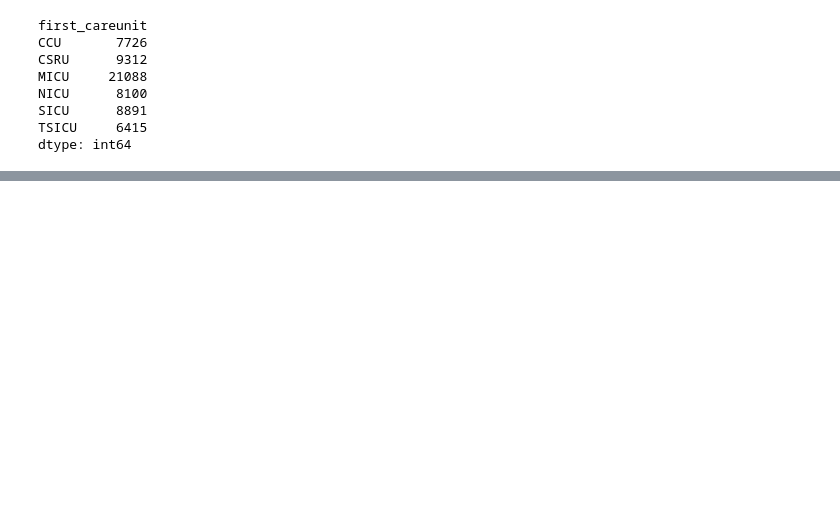
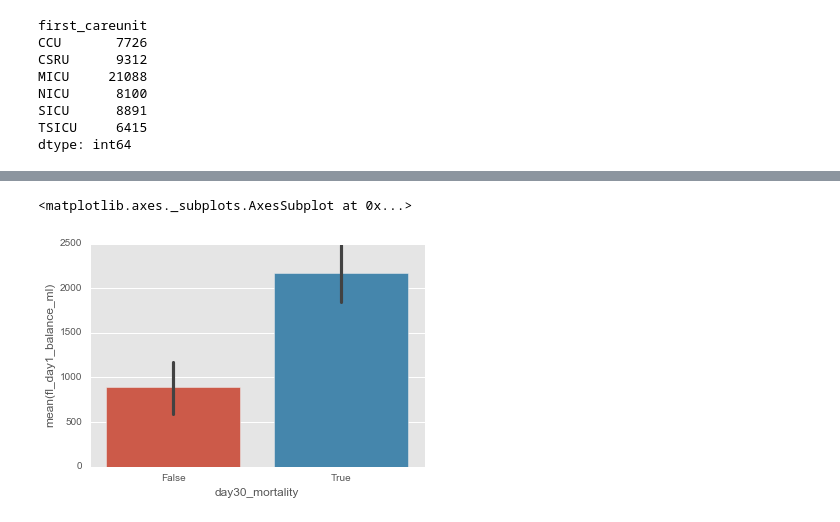
Before and after one commit to yhtgrace/echo, a Jupyter notebook: notebooks/170115_analysis_mx.ipynb, the cells around one changed output, grey strips where cells are left out. Cells and saved outputs as stored; diff of their text form; code cells hidden in the pictures; blank space fills up the shorter version.

```diff
--- a/notebooks/170115_analysis_mx.ipynb
+++ b/notebooks/170115_analysis_mx.ipynb
@@ -104,0 +265,2 @@ day30_mortality = df.ea_days_after_discharge_death <= 30
+# %%
+ef['day30_mortality'] = day30_mortality
@@ -104,0 +284,5 @@ day30_mortality = df.ea_days_after_discharge_death <= 30
+# %%
+sns.barplot(x='day30_mortality', y='fl_day1_balance_ml', data=ef)
+# %% [output]
+<matplotlib.axes._subplots.AxesSubplot at 0x...>
+[figure, added]
```
Also changed, not shown: parts of 36 cells of this notebook.
